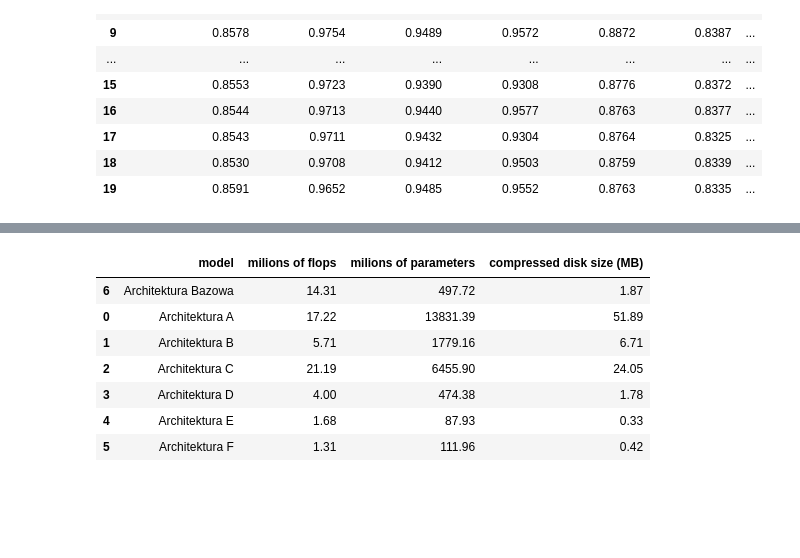
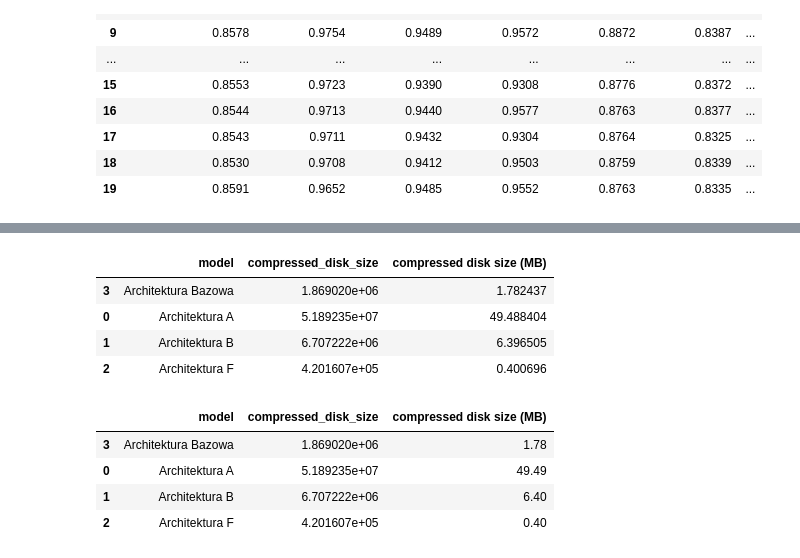
Before and after one commit to WestedCrean/master-thesis, a Jupyter notebook: notebooks/results_analysis/summary_phcd_quantization.ipynb, the cells around one changed output, grey strips where cells are left out. Saved outputs shown, nothing was run; the diff lists cells and outputs as text; code cells hidden in the pictures; blank space fills up the shorter version.

```diff
--- a/notebooks/results_analysis/summary_phcd_quantization.ipynb
+++ b/notebooks/results_analysis/summary_phcd_quantization.ipynb
@@ -194,6 +147,9 @@ results_all.columns = [
     "Architektura F",
 ]
 
+models = ["architecture-1", "architecture-2",  "architecture-7", "architecture-baseline"]
+model_labels = ["Architektura A", "Architektura B", "Architektura F", "Architektura Bazowa"]
+
 results_all
 # %% [output]
 |  | Architektura Bazowa | Architektura A | Architektura B | Architektura C | Architektura D | Architektura E | ... |
@@ -213,3 +169,25 @@ results_all
 | 17 | 0.8543 | 0.9711 | 0.9432 | 0.9304 | 0.8764 | 0.8325 | ... |
 | 18 | 0.8530 | 0.9708 | 0.9412 | 0.9503 | 0.8759 | 0.8339 | ... |
 | 19 | 0.8591 | 0.9652 | 0.9485 | 0.9552 | 0.8763 | 0.8335 | ... |
+# %%
+compressed_disk_size = pd.read_csv(data_dir_phcd_paper / "compressed_disk_size.csv")
+
+for data in [compressed_disk_size]:
+    data.columns = [ c.replace("Name: ", "") for c in data.columns ]
+
+compressed_disk_size = compressed_disk_size.drop(columns=["Step"])
+
+compressed_disk_size = compressed_disk_size[[c for c in compressed_disk_size.columns if "MIN" not in c and "MAX" not in c]]
+
+compressed_disk_size = compressed_disk_size.T
+
+
+summary_df = pd.DataFrame(columns=["model", "compressed_disk_size"])
+
+for model, label in zip(models, model_labels):
+    summary_df = summary_df.append({
+        "model": label,
+        "compressed_disk_size": compressed_disk_size.loc[f"{model} - compressed_disk_size"][0]
+    }, ignore_index=True)
+
+summary_df
@@ -216,16 +200,35 @@ results_all
+# %%
+final_summary = summary_df
+
+# sort like this: Baseline, A, B, C, D, E, F
+
+final_summary = final_summary.sort_values(by=["model"], key=lambda x: x.map({
+    "Architektura Bazowa": 0,
+    "Architektura A": 1,
+    "Architektura B": 2,
+    "Architektura F": 6
+}))
+
+final_summary['compressed_disk_size'] = final_summary['compressed_disk_size'].astype(float)
+
+# convert from bytes to MB
+final_summary['compressed disk size (MB)'] = final_summary['compressed_disk_size'] / 1024 / 1024
+
+final_summary
+# %% [output]
+|  | model | compressed_disk_size | compressed disk size (MB) |
+| 3 | Architektura Bazowa | 1.869020e+06 | 1.782437 |
+| 0 | Architektura A | 5.189235e+07 | 49.488404 |
+| 1 | Architektura B | 6.707222e+06 | 6.396505 |
+| 2 | Architektura F | 4.201607e+05 | 0.400696 |
 # %%
 formatted_final_summary = final_summary.copy()
 
-formatted_final_summary["milions of flops"] = formatted_final_summary["milions of flops"].map(lambda x: f"{x:.2f}")
-formatted_final_summary["milions of parameters"] = formatted_final_summary["milions of parameters"].map(lambda x: f"{x:.2f}")
 formatted_final_summary["compressed disk size (MB)"] = formatted_final_summary["compressed disk size (MB)"].map(lambda x: f"{x:.2f}")
 formatted_final_summary
 # %% [output]
-|  | model | milions of flops | milions of parameters | compressed disk size (MB) |
-| 6 | Architektura Bazowa | 14.31 | 497.72 | 1.87 |
-| 0 | Architektura A | 17.22 | 13831.39 | 51.89 |
-| 1 | Architektura B | 5.71 | 1779.16 | 6.71 |
-| 2 | Architektura C | 21.19 | 6455.90 | 24.05 |
-| 3 | Architektura D | 4.00 | 474.38 | 1.78 |
-| 4 | Architektura E | 1.68 | 87.93 | 0.33 |
-| 5 | Architektura F | 1.31 | 111.96 | 0.42 |
+|  | model | compressed_disk_size | compressed disk size (MB) |
+| 3 | Architektura Bazowa | 1.869020e+06 | 1.78 |
+| 0 | Architektura A | 5.189235e+07 | 49.49 |
+| 1 | Architektura B | 6.707222e+06 | 6.40 |
+| 2 | Architektura F | 4.201607e+05 | 0.40 |
```
Also changed, not shown: parts of 31 cells of this notebook, 4 other files.
